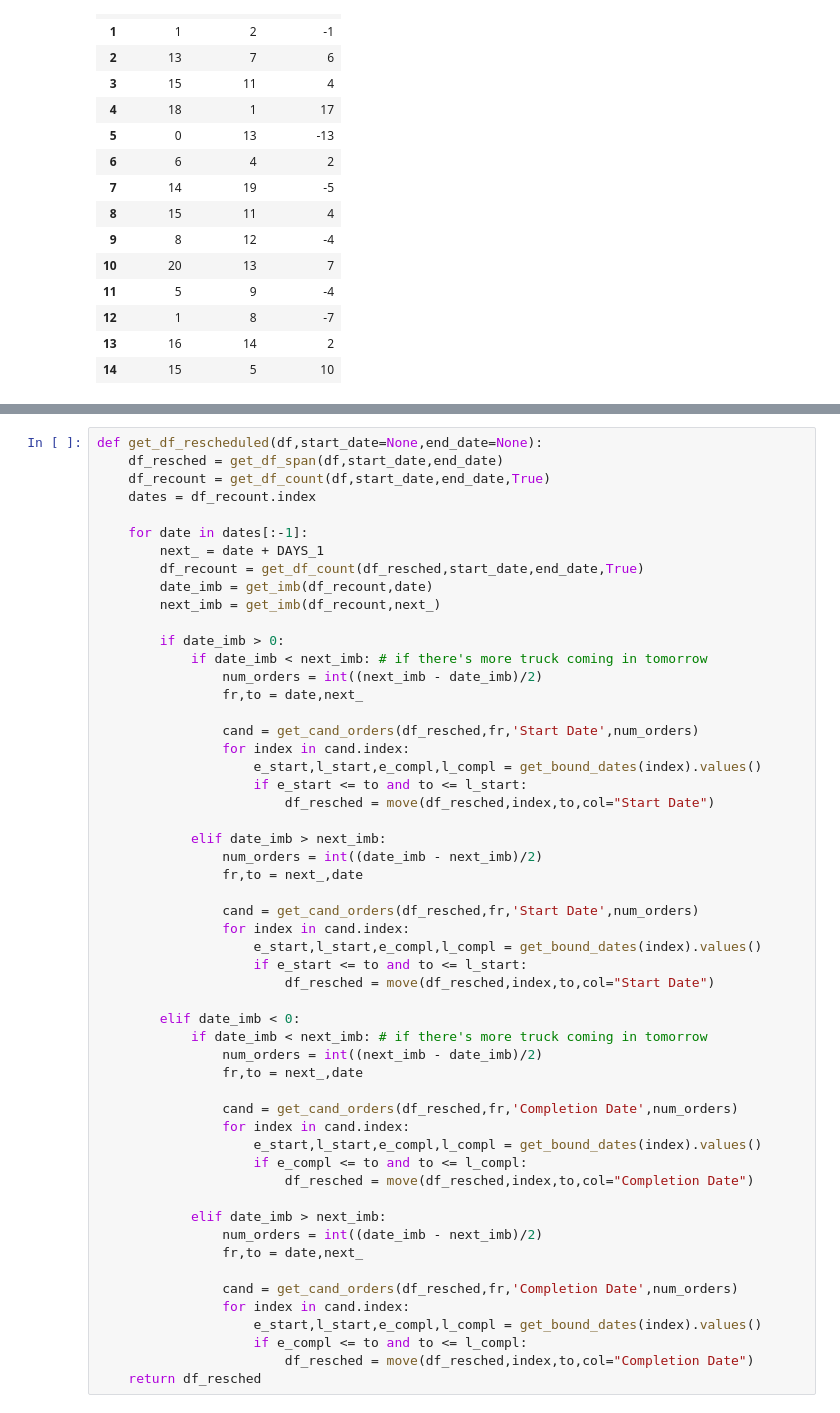
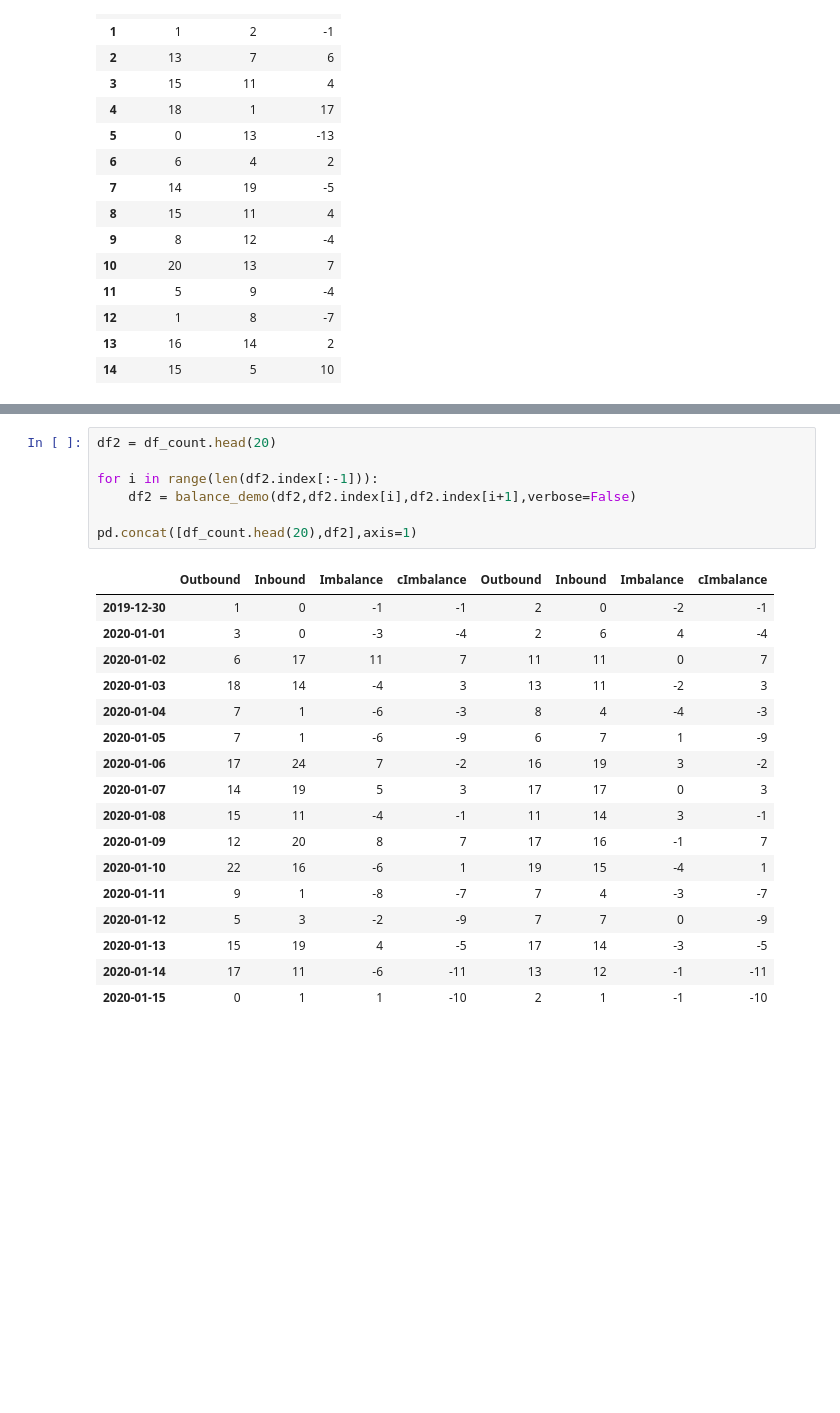
Before and after one commit to tranndt/ml-usra2021-NexusDataChallengeBison, a Jupyter notebook: [05-2021] Nexus Data Challenge/Algorithm.ipynb, the cells around one changed output, grey strips where cells are left out. Saved outputs shown, nothing was run; the diff lists cells and outputs as text; blank space fills up the shorter version.

Commit message:
Try move orders function

```diff
--- a/[05-2021] Nexus Data Challenge/Algorithm.ipynb
+++ b/[05-2021] Nexus Data Challenge/Algorithm.ipynb
@@ -1123,54 +1114,25 @@ Name: Imbalance, dtype: int32
-# %%
-def get_df_rescheduled(df,start_date=None,end_date=None):
-    df_resched = get_df_span(df,start_date,end_date)
-    df_recount = get_df_count(df,start_date,end_date,True)
-    dates = df_recount.index
-
-    for date in dates[:-1]:
-        next_ = date + DAYS_1
-        df_recount = get_df_count(df_resched,start_date,end_date,True)
-        date_imb = get_imb(df_recount,date)
-        next_imb = get_imb(df_recount,next_)
-
-        if date_imb > 0:
-            if date_imb < next_imb: # if there's more truck coming in tomorrow
-                num_orders = int((next_imb - date_imb)/2)
-                fr,to = date,next_
-
-                cand = get_cand_orders(df_resched,fr,'Start Date',num_orders)
-                for index in cand.index:
-                    e_start,l_start,e_compl,l_compl = get_bound_dates(index).values()
-                    if e_start <= to and to <= l_start:
-                        df_resched = move(df_resched,index,to,col="Start Date")
-
-            elif date_imb > next_imb:
-                num_orders = int((date_imb - next_imb)/2)
-                fr,to = next_,date
-
-                cand = get_cand_orders(df_resched,fr,'Start Date',num_orders)
-                for index in cand.index:
-                    e_start,l_start,e_compl,l_compl = get_bound_dates(index).values()
-                    if e_start <= to and to <= l_start:
-                        df_resched = move(df_resched,index,to,col="Start Date")
-
-        elif date_imb < 0:
-            if date_imb < next_imb: # if there's more truck coming in tomorrow
-                num_orders = int((next_imb - date_imb)/2)
-                fr,to = next_,date
-
-                cand = get_cand_orders(df_resched,fr,'Completion Date',num_orders)
-                for index in cand.index:
-                    e_start,l_start,e_compl,l_compl = get_bound_dates(index).values()
-                    if e_compl <= to and to <= l_compl:
-                        df_resched = move(df_resched,index,to,col="Completion Date")
-
-            elif date_imb > next_imb:
-                num_orders = int((date_imb - next_imb)/2)
-                fr,to = date,next_
-
-                cand = get_cand_orders(df_resched,fr,'Completion Date',num_orders)
-                for index in cand.index:
-                    e_start,l_start,e_compl,l_compl = get_bound_dates(index).values()
-                    if e_compl <= to and to <= l_compl:
-                        df_resched = move(df_resched,index,to,col="Completion Date")
-    return df_resched
+# %%
+df2 = df_count.head(20)
+
+for i in range(len(df2.index[:-1])):
+    df2 = balance_demo(df2,df2.index[i],df2.index[i+1],verbose=False)
+
+pd.concat([df_count.head(20),df2],axis=1)
+# %% [output]
+|  | Outbound | Inbound | Imbalance | cImbalance | Outbound | Inbound | Imbalance | cImbalance |
+| 2019-12-30 | 1 | 0 | -1 | -1 | 2 | 0 | -2 | -1 |
+| 2020-01-01 | 3 | 0 | -3 | -4 | 2 | 6 | 4 | -4 |
+| 2020-01-02 | 6 | 17 | 11 | 7 | 11 | 11 | 0 | 7 |
+| 2020-01-03 | 18 | 14 | -4 | 3 | 13 | 11 | -2 | 3 |
+| 2020-01-04 | 7 | 1 | -6 | -3 | 8 | 4 | -4 | -3 |
+| 2020-01-05 | 7 | 1 | -6 | -9 | 6 | 7 | 1 | -9 |
+| 2020-01-06 | 17 | 24 | 7 | -2 | 16 | 19 | 3 | -2 |
+| 2020-01-07 | 14 | 19 | 5 | 3 | 17 | 17 | 0 | 3 |
+| 2020-01-08 | 15 | 11 | -4 | -1 | 11 | 14 | 3 | -1 |
+| 2020-01-09 | 12 | 20 | 8 | 7 | 17 | 16 | -1 | 7 |
+| 2020-01-10 | 22 | 16 | -6 | 1 | 19 | 15 | -4 | 1 |
+| 2020-01-11 | 9 | 1 | -8 | -7 | 7 | 4 | -3 | -7 |
+| 2020-01-12 | 5 | 3 | -2 | -9 | 7 | 7 | 0 | -9 |
+| 2020-01-13 | 15 | 19 | 4 | -5 | 17 | 14 | -3 | -5 |
+| 2020-01-14 | 17 | 11 | -6 | -11 | 13 | 12 | -1 | -11 |
+| 2020-01-15 | 0 | 1 | 1 | -10 | 2 | 1 | -1 | -10 |
```
Also changed, not shown: parts of 17 cells of this notebook.
